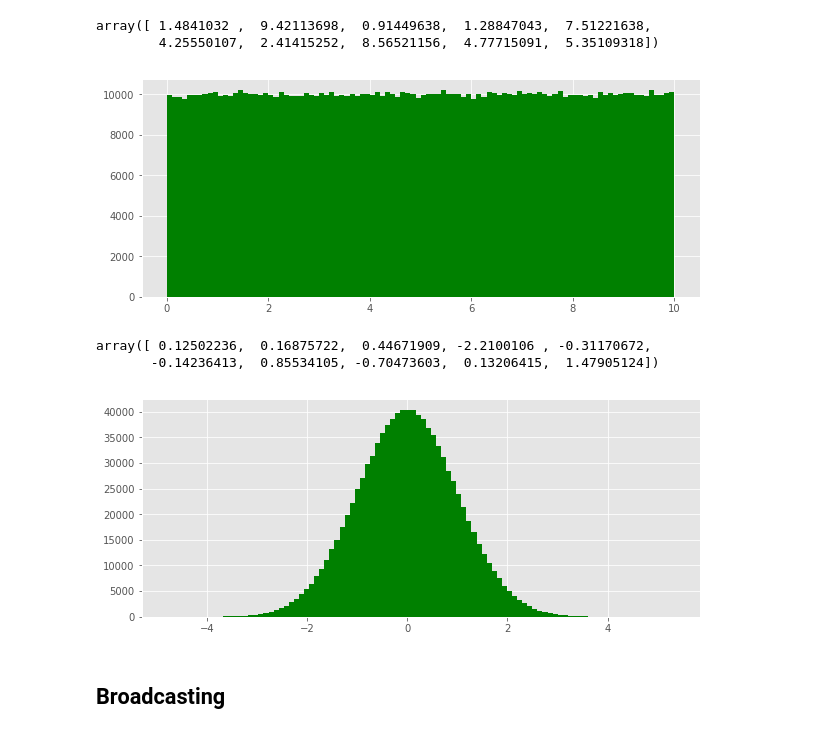
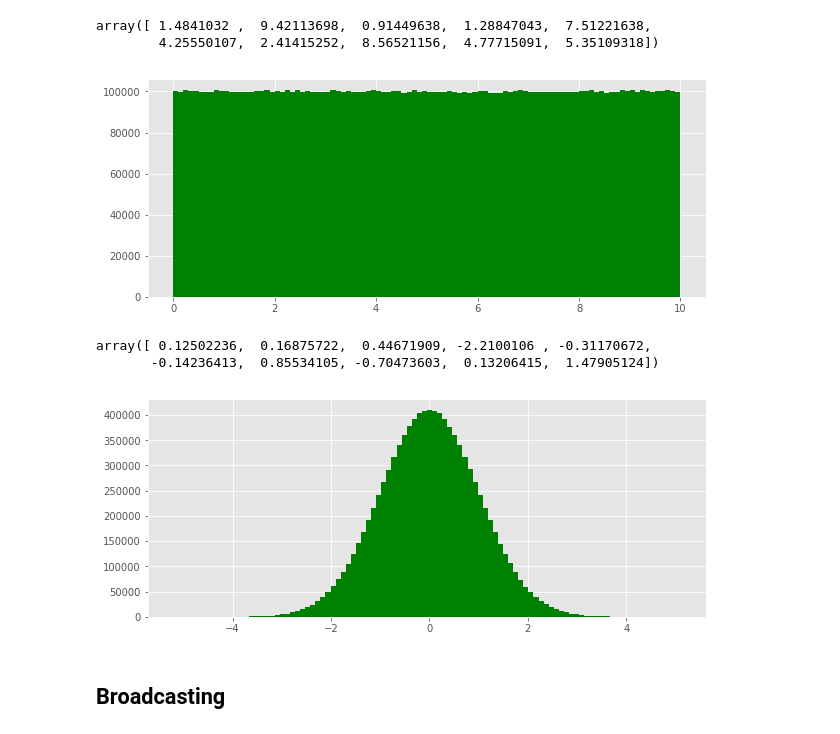
Before and after one commit to wmarshall484/DSI_LECTURES_2, a Jupyter notebook: numpy-linear-algebra/numpy-lesson.ipynb, the cells around one changed output. Saved outputs shown, nothing was run; the diff lists cells and outputs as text; code cells hidden in the pictures.

```diff
--- a/numpy-linear-algebra/numpy-lesson.ipynb
+++ b/numpy-linear-algebra/numpy-lesson.ipynb
@@ -200,24 +214,24 @@ np.random.uniform(low=0.0, high=10.0, size=10)
 array([ 1.4841032 ,  9.42113698,  0.91449638,  1.28847043,  7.51221638,
         4.25550107,  2.41415252,  8.56521156,  4.77715091,  5.35109318])
 # %%
-unif = np.random.uniform(low=0.0, high=10.0, size=10**6)
+unif = np.random.uniform(low=0.0, high=10.0, size=10**7)
 
 fig, ax = plt.subplots(figsize=(10, 4))
 _ = ax.hist(unif, bins=100, color="green")
 # %% [output]
-[figure, old version]
+[figure, new version]
 # %%
 np.random.normal(loc=0.0, scale=1.0, size=10)
 # %% [output]
 array([ 0.12502236,  0.16875722,  0.44671909, -2.2100106 , -0.31170672,
        -0.14236413,  0.85534105, -0.70473603,  0.13206415,  1.47905124])
 # %%
-unif = np.random.normal(loc=0.0, scale=1.0, size=10**6)
+unif = np.random.normal(loc=0.0, scale=1.0, size=10**7)
 
 fig, ax = plt.subplots(figsize=(10, 4))
 _ = ax.hist(unif, bins=100, color="green")
 # %% [output]
-[figure, old version]
+[figure, new version]
 # %% [markdown]
 ## Broadcasting
 # %% [markdown]
```
Also changed, not shown: parts of 13 cells of this notebook.
